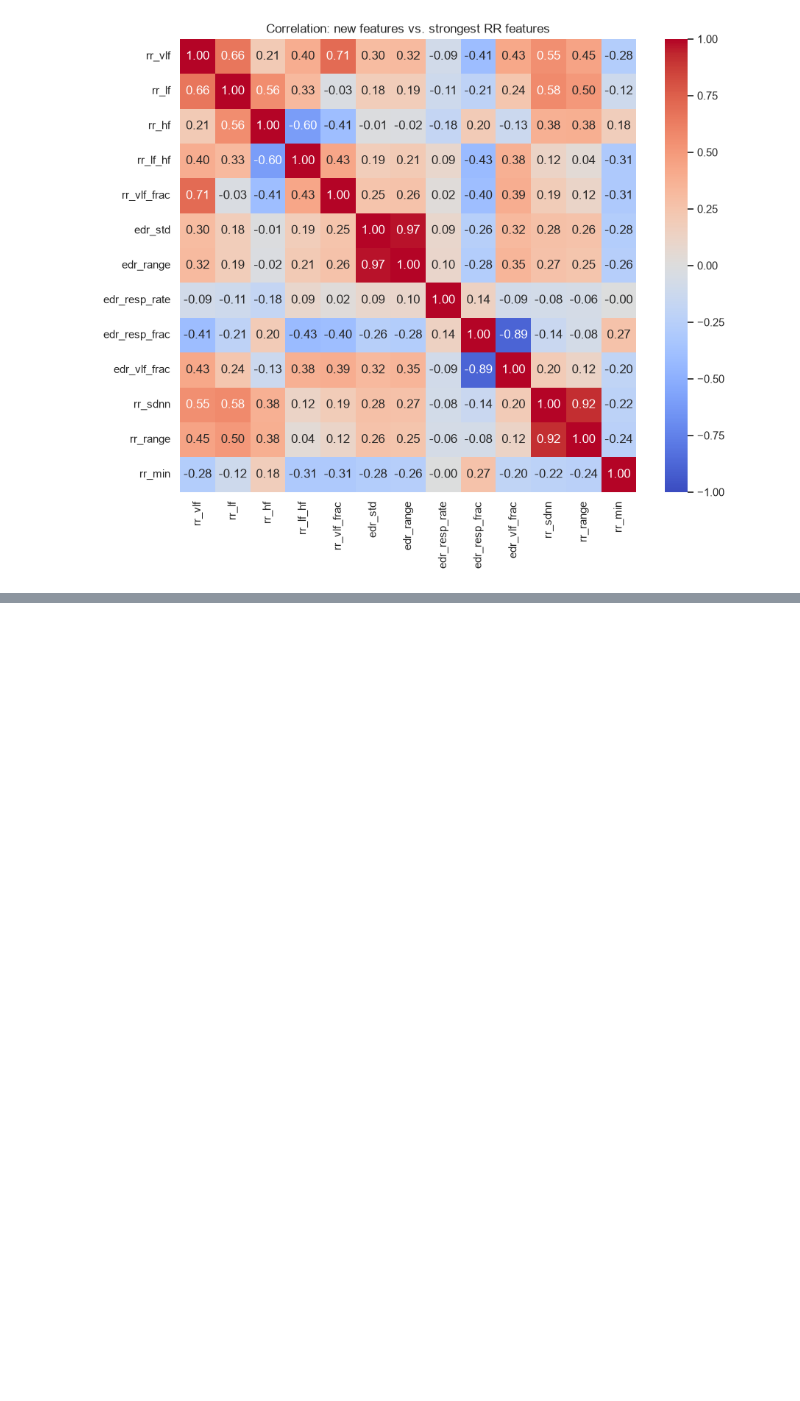
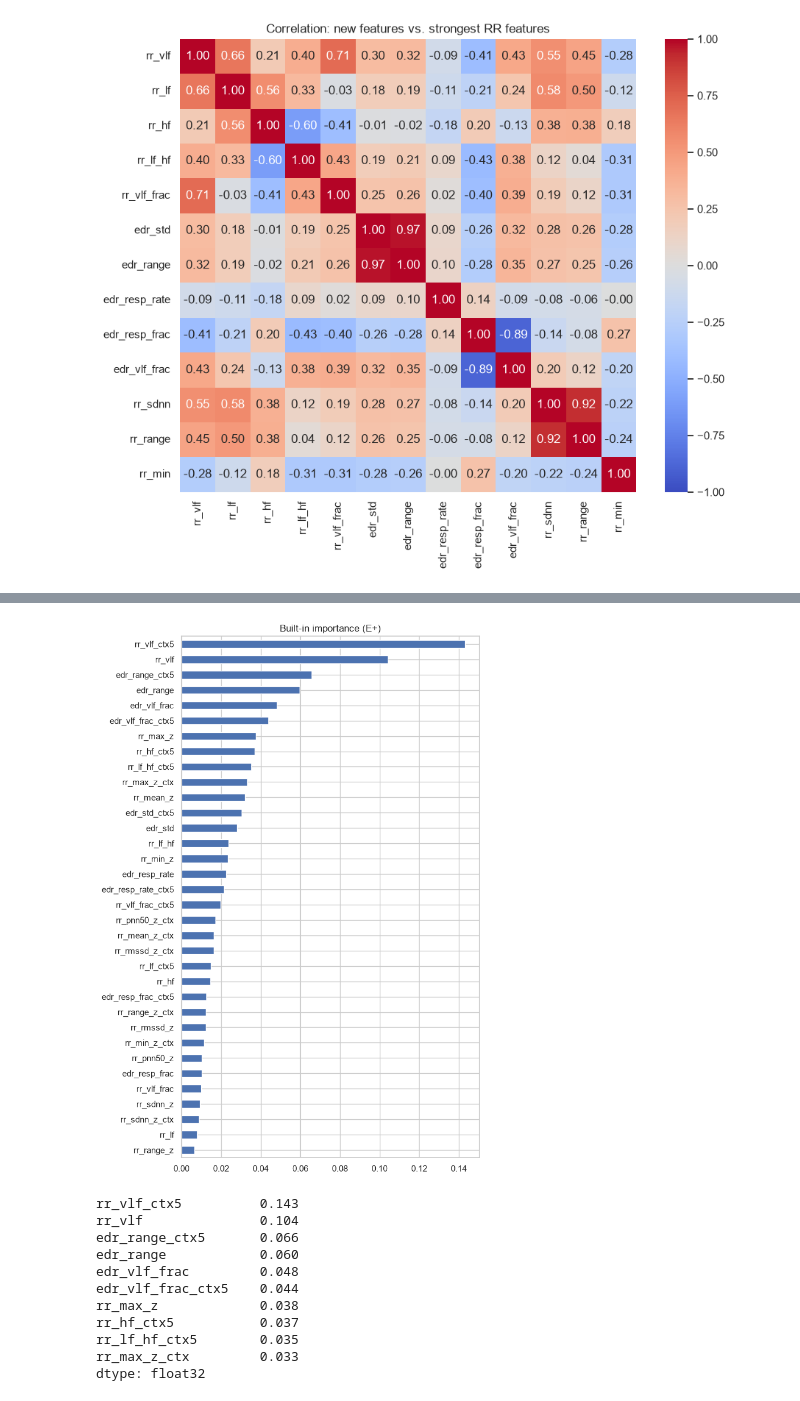
Before and after one commit to MammadHuseyn/apnea-ecg-ml, a Jupyter notebook: notebooks/04_ml_models.ipynb, the cells around one changed output, grey strips where cells are left out. Cells and saved outputs as stored; diff of their text form; code cells hidden in the pictures; blank space fills up the shorter version.

```diff
--- a/notebooks/04_ml_models.ipynb
+++ b/notebooks/04_ml_models.ipynb
@@ -303,18 +356,0 @@ results.pivot_table(index='model', columns='set', values='roc_auc').round(3)
-# %%
-import matplotlib.pyplot as plt
-d = np.load(ROOT / "data" / "processed" / "dl_cache" / "a01.npz")
-rr, edr = d["rr_edr"]                 # two long arrays, 3 values per second
-print(rr.shape, edr.shape)            # ~ (88,000,) each for an ~8 h night
-
-lab = train[train.record == "a01"].set_index("minute").label
-m0 = lab[lab == 1].index[0] - 3       # 3 min before the first apnea minute
-s, e = m0 * 180, (m0 + 10) * 180      # 10 minutes = 1800 samples
-t = np.arange(s, e) / 180             # in minutes
-
-fig, axes = plt.subplots(2, 1, figsize=(12, 5), sharex=True)
-axes[0].plot(t, rr[s:e]); axes[0].set_ylabel("RR (z)")
-axes[1].plot(t, edr[s:e]); axes[1].set_ylabel("EDR (z)")
-for ax in axes:
-    for m in lab.loc[m0:m0 + 9][lab == 1].index:
-        ax.axvspan(m, m + 1, color="red", alpha=0.15, lw=0)
-axes[1].set_xlabel("minute"); plt.show()
@@ -323,0 +398,31 @@ axes[1].set_xlabel("minute"); plt.show()
+# %%
+FI_SET = 'E+'
+feats = SETS['E+']
+fi_model = MODELS['xgb'] #or random forest
+
+fitted = []
+for tr , va in get_cv_splits(train,'patient_fold'): #training row | validation row
+    m = clone(fi_model).fit(train.iloc[tr][feats], train.iloc[tr]['label'])
+    fitted.append((m,va))
+# %%
+# built in importance
+imp = np.mean([m.feature_importances_ for m, _ in fitted], axis=0)
+builtin = pd.Series(imp, index=feats).sort_values()
+
+plt.figure(figsize=(7, 10)); builtin.plot.barh()
+plt.title(f"Built-in importance ({FI_SET})"); plt.tight_layout()
+plt.savefig(FIG / "fi_builtin.png", dpi=150, bbox_inches="tight"); plt.show()
+builtin.sort_values(ascending=False).head(10).round(3)
+# %% [output]
+[figure, added]
+rr_vlf_ctx5          0.143
+rr_vlf               0.104
+edr_range_ctx5       0.066
+edr_range            0.060
+edr_vlf_frac         0.048
+edr_vlf_frac_ctx5    0.044
+rr_max_z             0.038
+rr_hf_ctx5           0.037
+rr_lf_hf_ctx5        0.035
+rr_max_z_ctx         0.033
+dtype: float32
```
Also changed, not shown: parts of 35 cells of this notebook, 53 other files.
